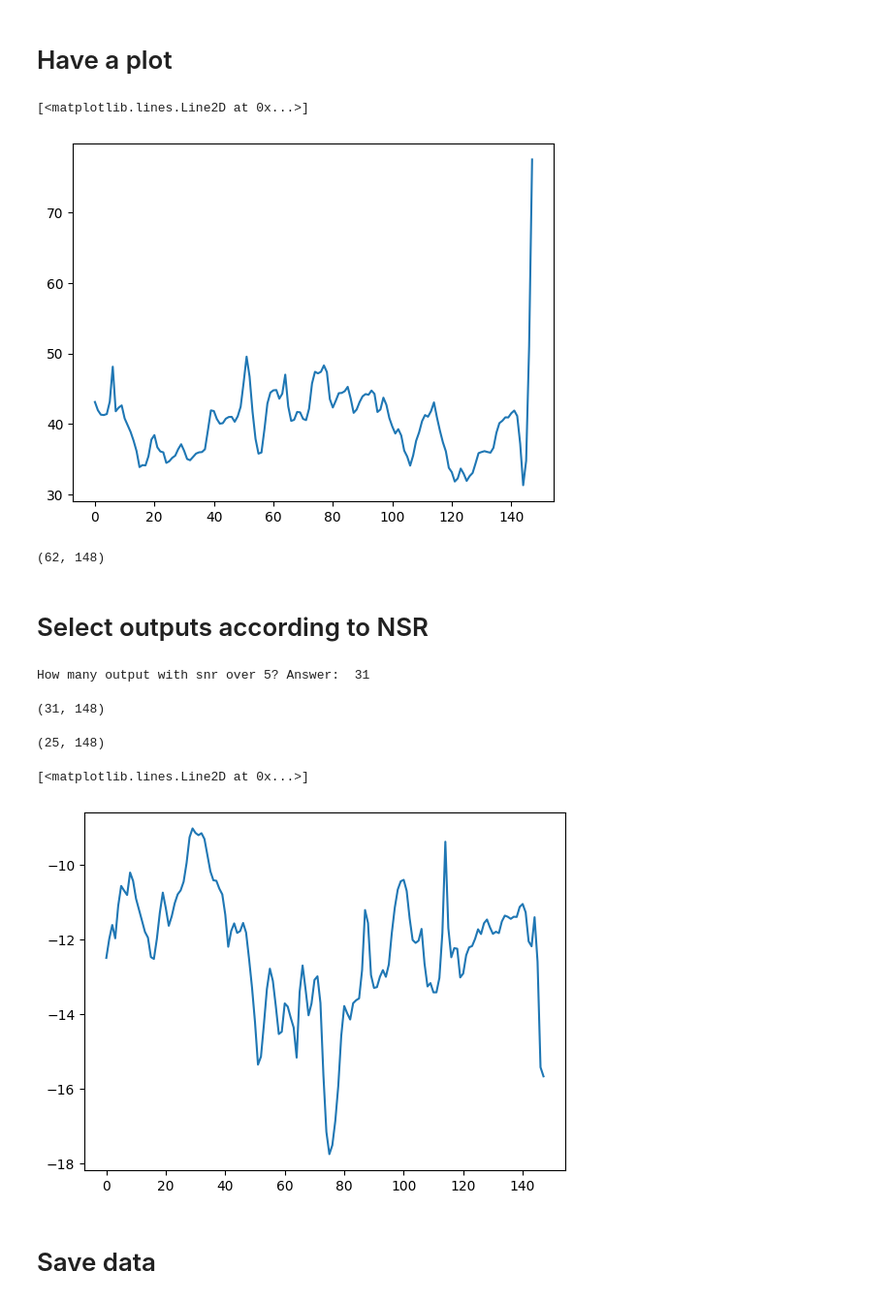
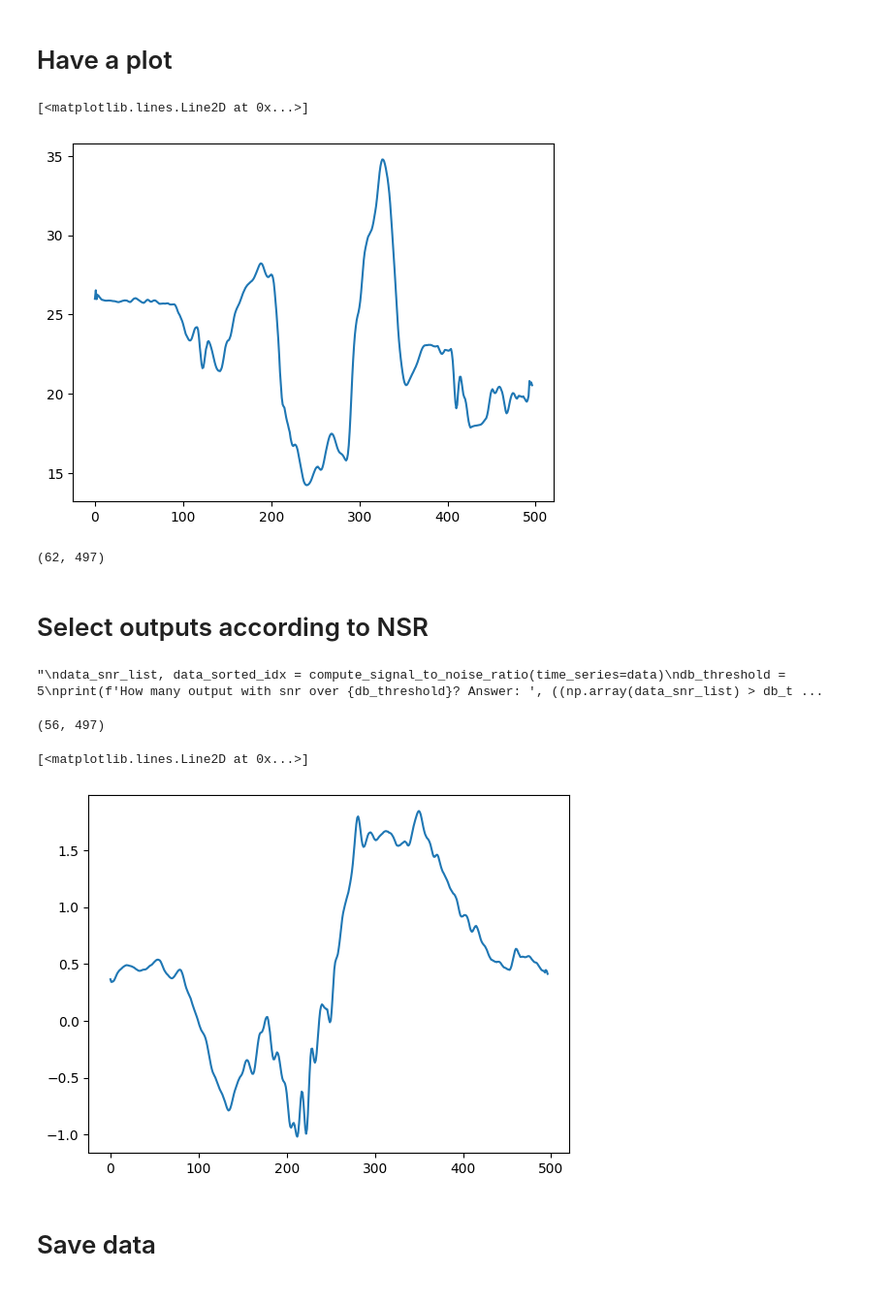
Before and after one commit to XiaoyuJiang17/Scalable_LVMOGP, a Jupyter notebook: others/_datasets/extract_MOCAP_data.ipynb, the cells around one changed output. Shown: that part at 97% size. Cells and saved outputs as stored; diff of their text form; code cells hidden in the pictures.

```diff
--- a/others/_datasets/extract_MOCAP_data.ipynb
+++ b/others/_datasets/extract_MOCAP_data.ipynb
@@ -55,9 +55,9 @@ def process_motion_capture_data(file_path, num_times=309):
 # Load in data
 # %%
 mocap_txt_data_folder = '/Users/jiangxiaoyu/Desktop/All Projects/Scalable_LVMOGP/data/CMU_motion_capture/txt_files'
-txt_data_name = '09_01amc' # 08_02amc.txt (309); 09_01amc.txt (148); 64_08amc.txt ; 118_03amc.txt (497)
+txt_data_name = '118_03amc' # 08_02amc.txt (309); 09_01amc.txt (148); 64_08amc.txt (364); 118_03amc.txt (497)
 txt_data_path = f'{mocap_txt_data_folder}/{txt_data_name}.txt'
 
-data = process_motion_capture_data(txt_data_path, num_times=148)
+data = process_motion_capture_data(txt_data_path, num_times=497)
 print(data.shape)
 # %% [output]
@@ -68,11 +68,11 @@ print(data.shape)
 plt.plot(data[47])
 # %% [output]
 [<matplotlib.lines.Line2D at 0x...>]
-[figure, old version]
+[figure, new version]
 # %%
 print(data.shape)
 # %% [output]
-(62, 148)
+(62, 497)
 # %% [markdown]
 # Select outputs according to NSR
 # %%
@@ -111,6 +111,35 @@ def compute_signal_to_noise_ratio(time_series:Tensor):
 
     return snr_list, sorted_indices.tolist()
 
+def count_up_and_down(time_series:Tensor):
+    '''
+    Count how many up and down in the time series.
+    '''
+
+    origin_ts = time_series[:, 1:]
+    translate_ts = time_series[:, :-1]
+    diff = origin_ts - translate_ts
+
+    origin_diff = diff[:, 1:]
+    translate_diff = diff[:, :-1]
+    sign_change = ((origin_diff * translate_diff) > 0)
+
+
+    return None
+
+def mean_absolute_change(time_series: Tensor):
+
+    time_series = torch.tensor(time_series)
+
+    curr_mac_list = []
+    for i in range(time_series.shape[0]):
+        time_series[i] = (time_series[i] - time_series[i].mean()) / (time_series[i].std() + 1e-13)
+        # current output mean absolute change:
+        curr_mac = torch.abs(torch.diff(time_series[i])).mean()
+        curr_mac_list.append(curr_mac.item())
+
+    return np.array(curr_mac_list)
+
 def remove_too_small_outputs(time_series: Tensor, threshold=1e-3):
     '''
     Some time series are varying in a very small range, looks like pure noise.
@@ -130,23 +157,28 @@ data_snr_list, data_sorted_idx = compute_signal_to_noise_ratio(time_series=data)
 # %%
+'''
+data_snr_list, data_sorted_idx = compute_signal_to_noise_ratio(time_series=data)
 db_threshold = 5
 print(f'How many output with snr over {db_threshold}? Answer: ', ((np.array(data_snr_list) > db_threshold) * 1).sum())
+data_selected = data[(np.array(data_snr_list) > db_threshold)]
+print(data_selected.shape)
+data_selected_2 = remove_too_small_outputs(data_selected, threshold=1e-3)
+print(data_selected_2.shape)
+'''
 # %% [output]
-How many output with snr over 5? Answer:  31
+"\ndata_snr_list, data_sorted_idx = compute_signal_to_noise_ratio(time_series=data)\ndb_threshold = 5\nprint(f'How many output with snr over {db_threshold}? Answer: ', ((np.array(data_snr_list) > db_t ...
-# %%
-data_selected = data[(np.array(data_snr_list) > db_threshold)]
-print(data_selected.shape)
-# %% [output]
-(31, 148)
-# %%
-data_selected_2 = remove_too_small_outputs(data_selected, threshold=1e-3)
-print(data_selected_2.shape)
-# %% [output]
-(25, 148)
+# %%
+mac_list = mean_absolute_change(data)
+# %%
+data_selected_mac_ = data[mac_list < 0.1]
+data_selected_mac = remove_too_small_outputs(data_selected_mac_)
+print(data_selected_mac.shape)
+# %% [output]
+(56, 497)
 # %%
-plt.plot(data_selected_2[21])
+plt.plot(data_selected_mac[20])
 # %% [output]
 [<matplotlib.lines.Line2D at 0x...>]
-[figure, old version]
+[figure, new version]
 # %% [markdown]
 # Save data
 # %%
```
Also changed, not shown: parts of 3 cells of this notebook, 21 other files.
